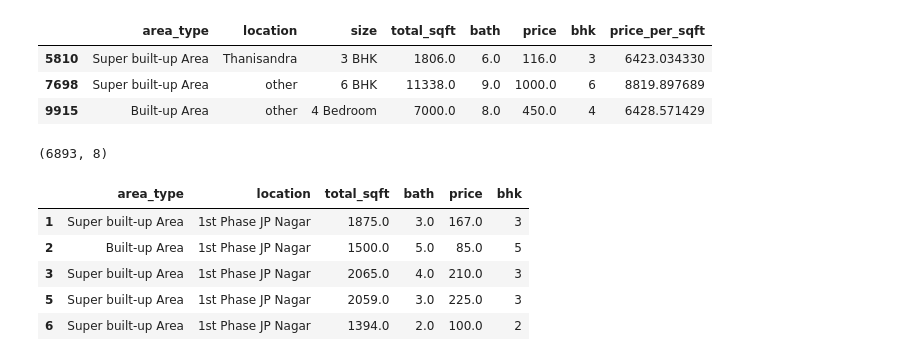
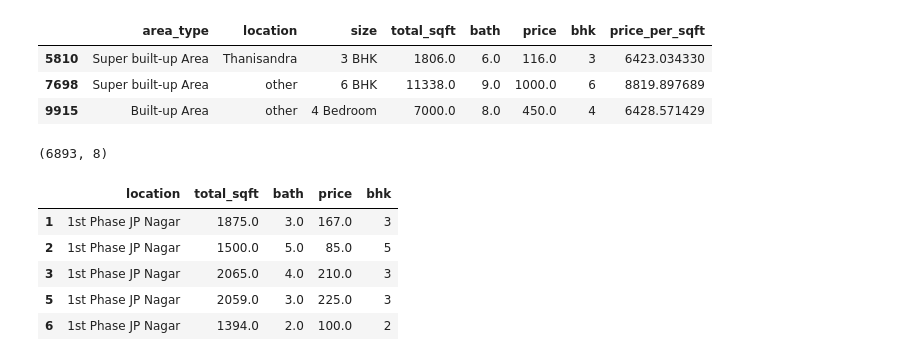
Before and after one commit to Pranav3608/Bengaluru_RealEstate_Housing_Prediction, a Jupyter notebook: model.ipynb, the cells around one changed output. Cells and saved outputs as stored; diff of their text form; code cells hidden in the pictures.

Commit message:
Model build & Evaluation

```diff
--- a/model.ipynb
+++ b/model.ipynb
@@ -440,13 +440,13 @@ df_cleaned.shape
 # %% [output]
 (6893, 8)
 # %%
-# Dropping the features size, & total_sqft since they were required for above calculations not necessarily for building the model
-df_cleaned = df_cleaned.drop(['size','price_per_sqft'],axis='columns')
+# Dropping the features size, total_sqft, & area_type since they were required for above calculations not necessarily for building the model
+df_cleaned = df_cleaned.drop(['size','price_per_sqft','area_type'],axis='columns')
 df_cleaned.head(5)
 # %% [output]
-|  | area_type | location | total_sqft | bath | price | bhk |
-| 1 | Super built-up Area | 1st Phase JP Nagar | 1875.0 | 3.0 | 167.0 | 3 |
-| 2 | Built-up Area | 1st Phase JP Nagar | 1500.0 | 5.0 | 85.0 | 5 |
-| 3 | Super built-up Area | 1st Phase JP Nagar | 2065.0 | 4.0 | 210.0 | 3 |
-| 5 | Super built-up Area | 1st Phase JP Nagar | 2059.0 | 3.0 | 225.0 | 3 |
-| 6 | Super built-up Area | 1st Phase JP Nagar | 1394.0 | 2.0 | 100.0 | 2 |
+|  | location | total_sqft | bath | price | bhk |
+| 1 | 1st Phase JP Nagar | 1875.0 | 3.0 | 167.0 | 3 |
+| 2 | 1st Phase JP Nagar | 1500.0 | 5.0 | 85.0 | 5 |
+| 3 | 1st Phase JP Nagar | 2065.0 | 4.0 | 210.0 | 3 |
+| 5 | 1st Phase JP Nagar | 2059.0 | 3.0 | 225.0 | 3 |
+| 6 | 1st Phase JP Nagar | 1394.0 | 2.0 | 100.0 | 2 |
```
Also changed, not shown: parts of 13 cells of this notebook.
